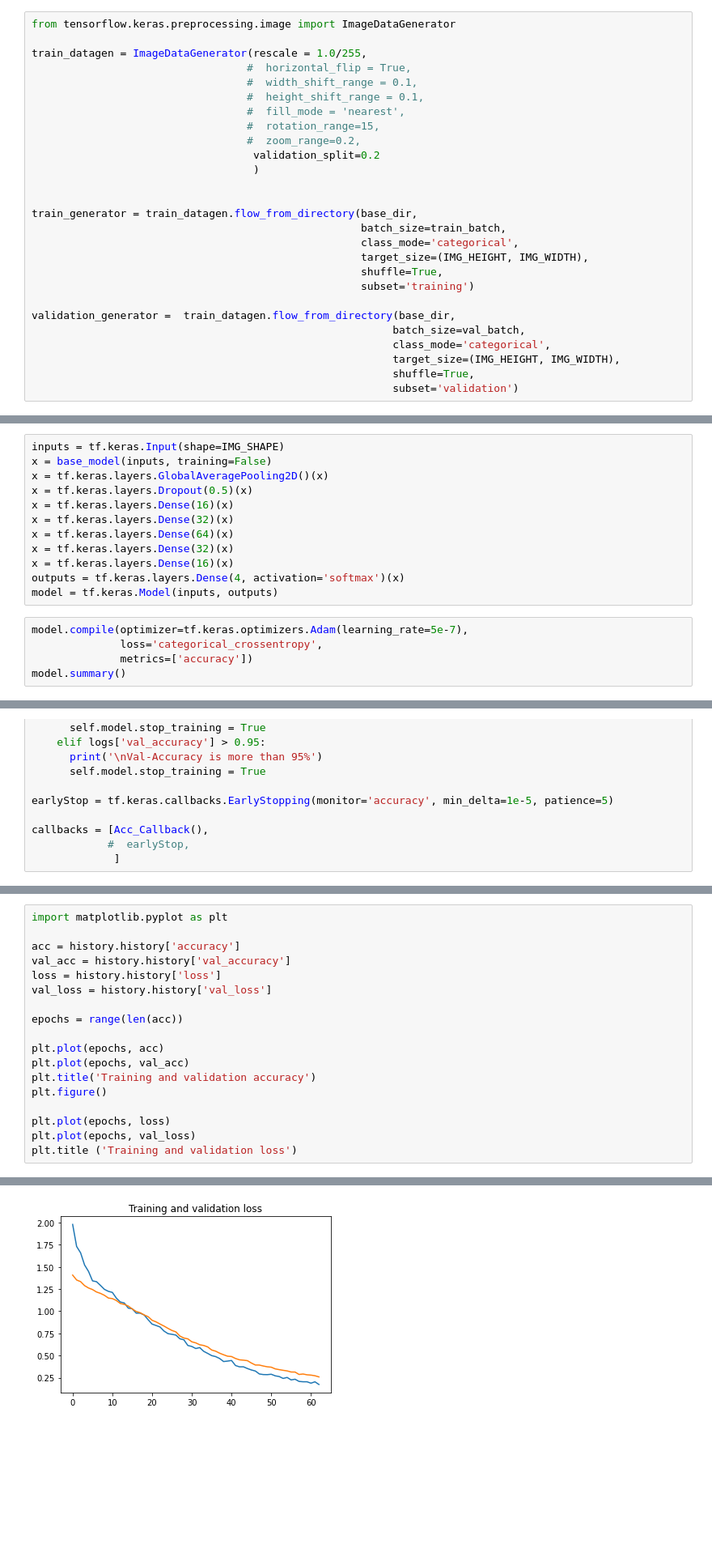
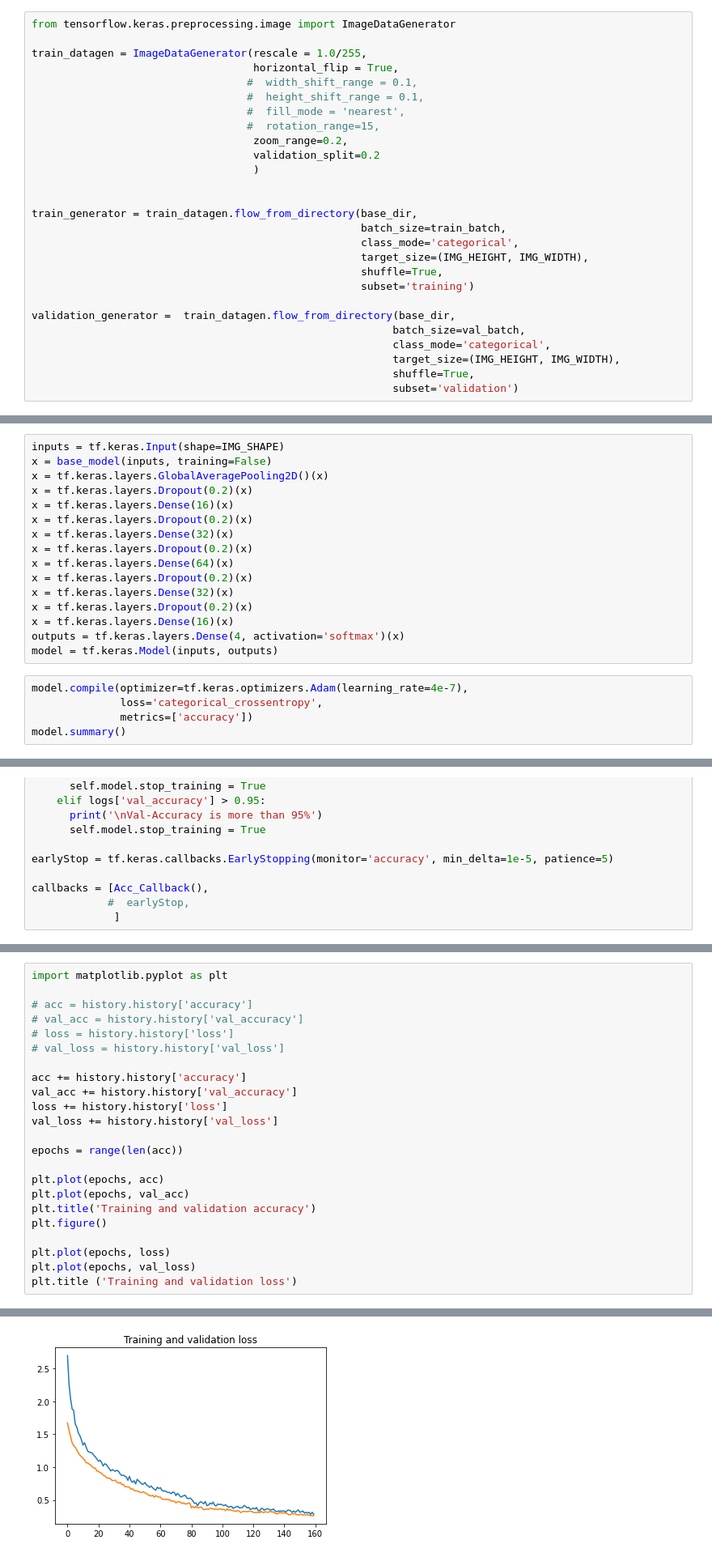
Before and after one commit to cavannus/cavannus-ML, a Jupyter notebook: wayang_mobilenet.ipynb, the cells around one changed output, grey strips where cells are left out. Shown at 81% size. Saved outputs shown, nothing was run; the diff lists cells and outputs as text; blank space fills up the shorter version.

Commit message:
model tweak with fine-tuning & dropout layers

```diff
--- a/wayang_mobilenet.ipynb
+++ b/wayang_mobilenet.ipynb
@@ -32,12 +32,12 @@ val_epoch = 20
 from tensorflow.keras.preprocessing.image import ImageDataGenerator
 
 train_datagen = ImageDataGenerator(rescale = 1.0/255,
-                                  #  horizontal_flip = True,
+                                   horizontal_flip = True,
                                   #  width_shift_range = 0.1,
                                   #  height_shift_range = 0.1,
                                   #  fill_mode = 'nearest',
                                   #  rotation_range=15,
-                                  #  zoom_range=0.2,
+                                   zoom_range=0.2,
                                    validation_split=0.2
                                    )
 
@@ -119,16 +120,20 @@ for layer in base_model.layers[:25]:
 inputs = tf.keras.Input(shape=IMG_SHAPE)
 x = base_model(inputs, training=False)
 x = tf.keras.layers.GlobalAveragePooling2D()(x)
-x = tf.keras.layers.Dropout(0.5)(x)
+x = tf.keras.layers.Dropout(0.2)(x)
 x = tf.keras.layers.Dense(16)(x)
+x = tf.keras.layers.Dropout(0.2)(x)
 x = tf.keras.layers.Dense(32)(x)
+x = tf.keras.layers.Dropout(0.2)(x)
 x = tf.keras.layers.Dense(64)(x)
+x = tf.keras.layers.Dropout(0.2)(x)
 x = tf.keras.layers.Dense(32)(x)
+x = tf.keras.layers.Dropout(0.2)(x)
 x = tf.keras.layers.Dense(16)(x)
 outputs = tf.keras.layers.Dense(4, activation='softmax')(x)
 model = tf.keras.Model(inputs, outputs)
 # %%
-model.compile(optimizer=tf.keras.optimizers.Adam(learning_rate=5e-7),
+model.compile(optimizer=tf.keras.optimizers.Adam(learning_rate=4e-7),
               loss='categorical_crossentropy',
               metrics=['accuracy'])
 model.summary()
@@ -195,10 +200,15 @@ Epoch 80/80
 # %%
 import matplotlib.pyplot as plt
 
-acc = history.history['accuracy']
-val_acc = history.history['val_accuracy']
-loss = history.history['loss']
-val_loss = history.history['val_loss']
+# acc = history.history['accuracy']
+# val_acc = history.history['val_accuracy']
+# loss = history.history['loss']
+# val_loss = history.history['val_loss']
+
+acc += history.history['accuracy']
+val_acc += history.history['val_accuracy']
+loss += history.history['loss']
+val_loss += history.history['val_loss']
 
 epochs = range(len(acc))
 
@@ -216,3 +226,3 @@ Text(0.5, 1.0, 'Training and validation loss')
-[figure, old version]
+[figure, new version]
 # %%
 import numpy as np
```
Also changed, not shown: parts of 7 cells of this notebook.
